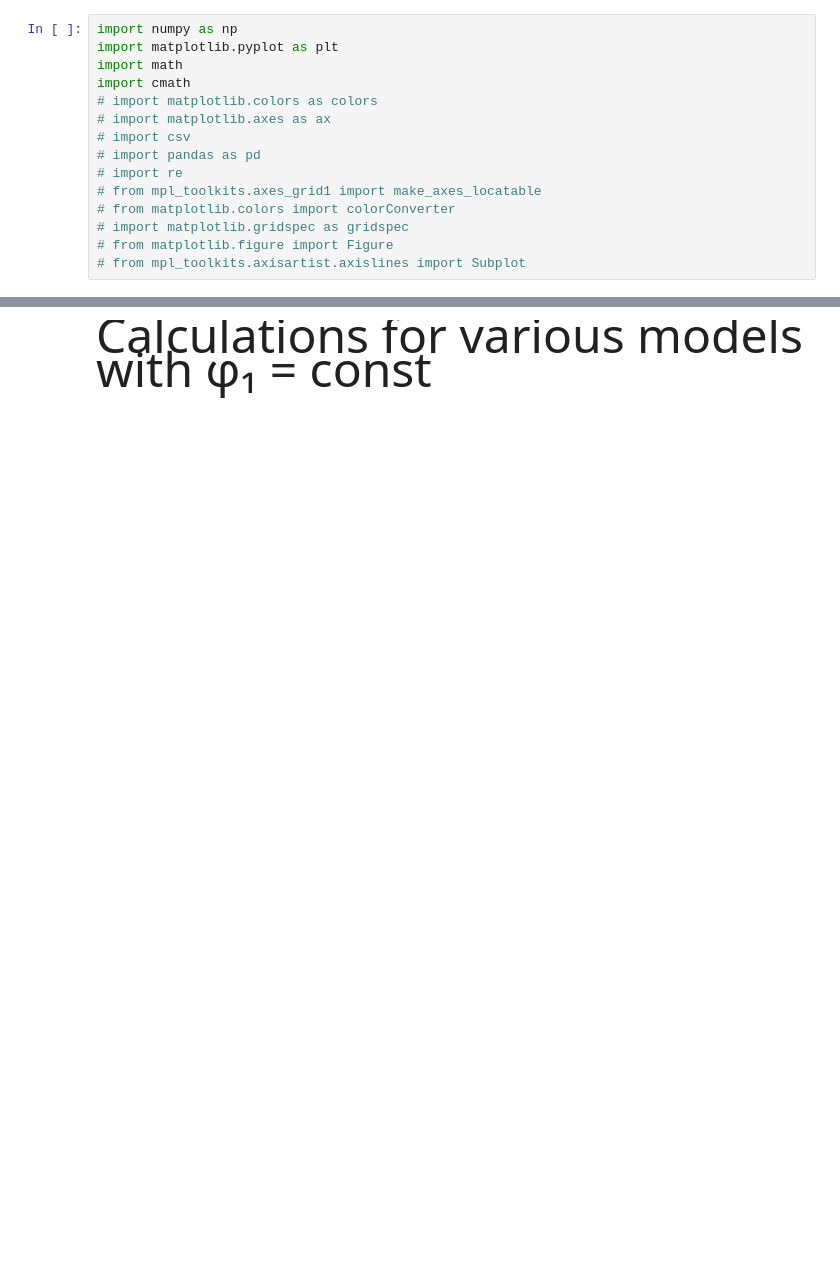
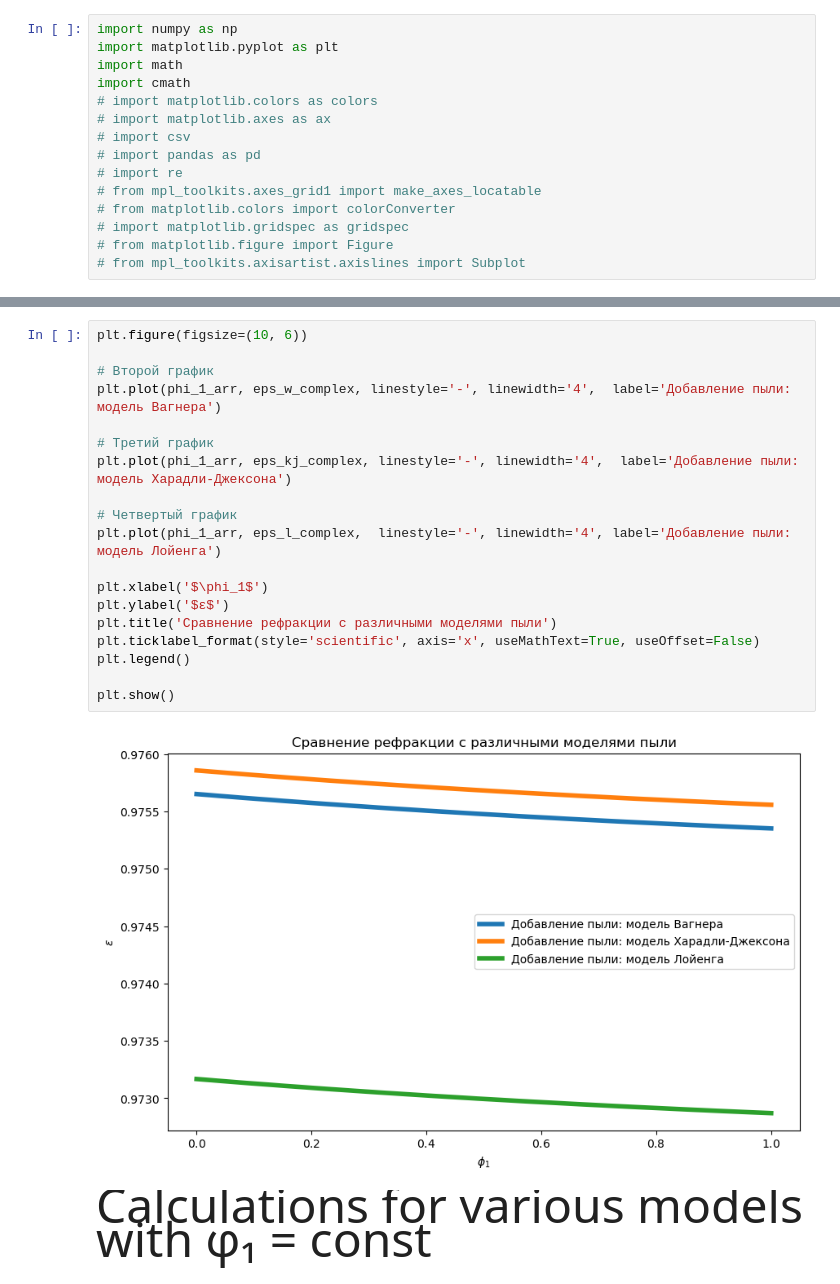
Before and after one commit to Margo-10/pe_radiowaves, a Jupyter notebook: pe_radiowaves.ipynb, the cells around one changed output, grey strips where cells are left out. Cells and saved outputs as stored; diff of their text form; blank space fills up the shorter version.

```diff
--- a/pe_radiowaves.ipynb
+++ b/pe_radiowaves.ipynb
@@ -16,3 +75,24 @@ import cmath
+# %%
+plt.figure(figsize=(10, 6))
+
+# Второй график
+plt.plot(phi_1_arr, eps_w_complex, linestyle='-', linewidth='4',  label='Добавление пыли: модель Вагнера')
+
+# Третий график
+plt.plot(phi_1_arr, eps_kj_complex, linestyle='-', linewidth='4',  label='Добавление пыли: модель Харадли-Джексона')
+
+# Четвертый график
+plt.plot(phi_1_arr, eps_l_complex,  linestyle='-', linewidth='4', label='Добавление пыли: модель Лойенга')
+
+plt.xlabel('$\phi_1$')
+plt.ylabel('$ε$')
+plt.title('Сравнение рефракции с различными моделями пыли')
+plt.ticklabel_format(style='scientific', axis='x', useMathText=True, useOffset=False)
+plt.legend()
+
+plt.show()
+# %% [output]
+[figure, added]
 # %% [markdown]
 
 <span style="font-size: 48px;">Calculations for various models with φ₁ = const</span>
```
Also changed, not shown: parts of 11 cells of this notebook, 1 other file.
